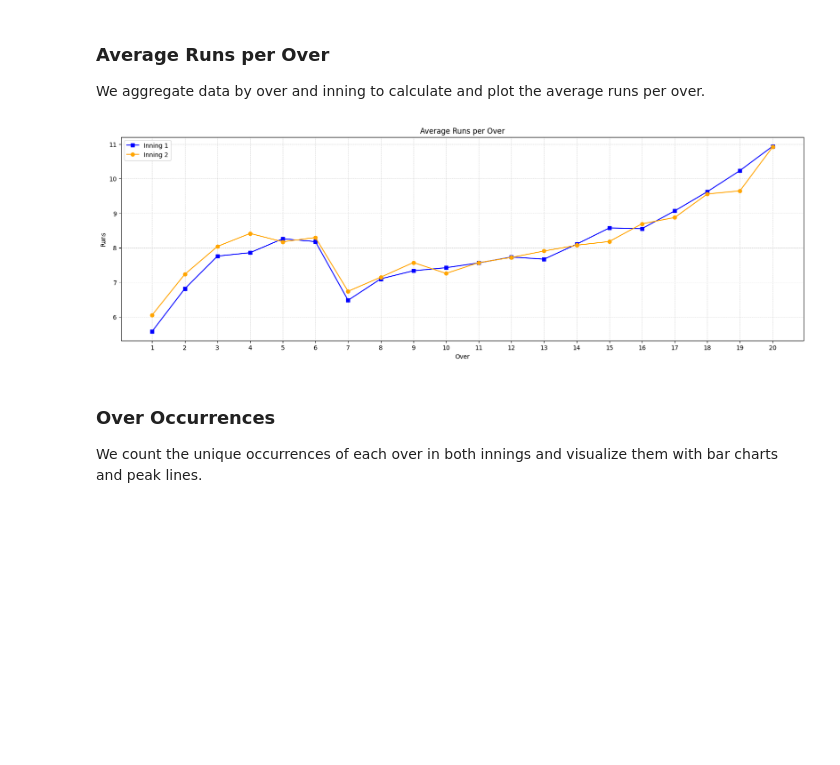
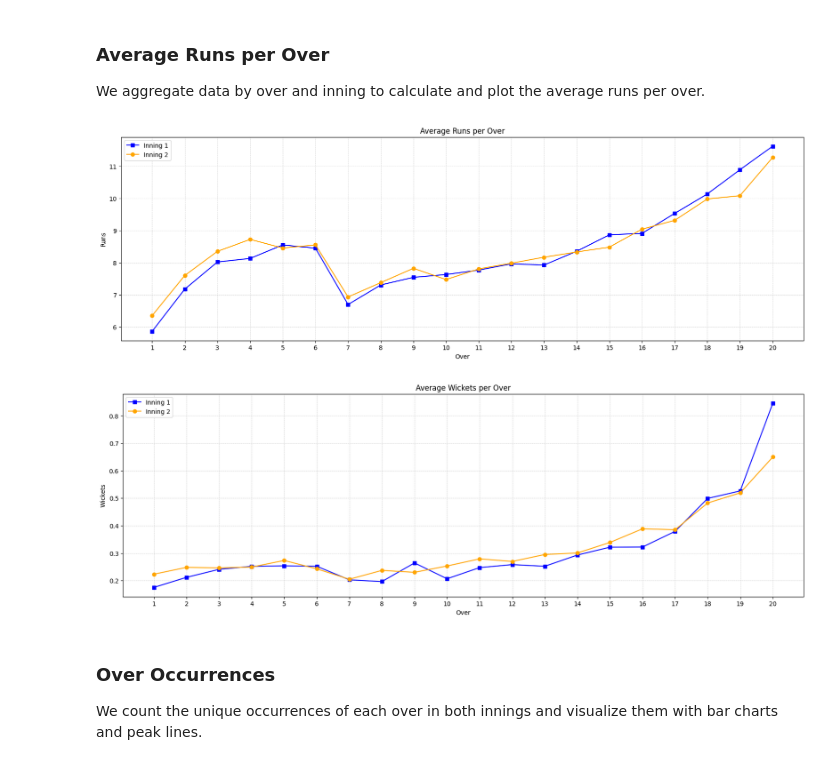
Before and after one commit to Yosemite0/Score_Predictor, a Jupyter notebook: eda.ipynb, the cells around one changed output. Drawn from its saved outputs; the diff is of its cells as text; code cells hidden in the pictures; blank space fills up the shorter version.

Commit message:
editited graphs in eda and added tex to gitignore

```diff
--- a/eda.ipynb
+++ b/eda.ipynb
@@ -430,7 +444,7 @@ over_data = over_data[over_data['inning'].isin([1, 2])]
 
 # over_data = over_data[((over_data['ball'] >= 3) & (over_data['inning'].isin([2]))) | (over_data['inning'].isin([1]))]
 
-over_data['total_runs'] = over_data['total_runs']*6/over_data['ball']
+over_data['total_runs'] = np.where(over_data['ball'] < 6, over_data['total_runs']*6/over_data['ball'], over_data['total_runs'])
 
 # Calculate average runs per over
 runs_per_over = over_data.groupby(['inning', 'over'])['total_runs'].mean().reset_index()
@@ -454,46 +468,64 @@ plt.show()
 
 
 
-over_data = ball_data.groupby(['match_id', 'inning', 'over']).agg({
-    'total_runs': 'sum',
-    'is_wicket': 'sum',
-    'ball' : 'count'
-}).reset_index()
+
+# Calculate average runs per over
+wicket_per_over = over_data.groupby(['inning', 'over'])['is_wicket'].mean().reset_index()
+
+# Plotting the data
+plt.figure(figsize=(20, 6))
+plt.plot(wicket_per_over[wicket_per_over['inning'] == 1]['over'] + 1,
+        wicket_per_over[wicket_per_over['inning'] == 1]['is_wicket'],
+        marker='s', label='Inning 1', color='blue')
+plt.plot(wicket_per_over[wicket_per_over['inning'] == 2]['over'] + 1,
+        wicket_per_over[wicket_per_over['inning'] == 2]['is_wicket'],
+        marker='o', label='Inning 2', color='orange')
+plt.title('Average Wickets per Over')
+plt.xlabel('Over')
+plt.ylabel('Wickets')
+plt.xscale('linear')
+plt.xticks(np.arange(1, 21))
+plt.grid(True, which='both', linestyle='--', linewidth=0.5, alpha=0.7)
+plt.legend()
+plt.show()
+
+
 
 # over_data['season'] = over_data['match_id'].map(match_data.set_index('id')['season'])
 
 # uniq_s = over_data['season'].unique()
 
 # # Filter only innings 1 and 2
 # over_data = over_data[over_data['inning'].isin([1, 2])]
 
 # # over_data = over_data[((over_data['ball'] >= 3) & (over_data['inning'].isin([2]))) | (over_data['inning'].isin([1]))]
 
 # over_data['total_runs'] = over_data['total_runs']*6/over_data['ball']
 
 # # Calculate average runs per over
 # runs_per_over_s = over_data.groupby(['inning', 'over','season'])['total_runs'].mean().reset_index()
 
 # for s in uniq_s:
 #     runs_per_over = runs_per_over_s[runs_per_over_s['season'].isin([s])]
 #     # Plotting the data
 #     plt.figure(figsize=(20, 6))
 #     plt.plot(runs_per_over[runs_per_over['inning'] == 1]['over'] + 1,
 #             runs_per_over[runs_per_over['inning'] == 1]['total_runs'],
 #             marker='s', label='Inning 1', color='blue')
 #     plt.plot(runs_per_over[runs_per_over['inning'] == 2]['over'] + 1,
 #             runs_per_over[runs_per_over['inning'] == 2]['total_runs'],
 #             marker='o', label='Inning 2', color='orange')
-#     plt.title('Average Runs per Over')
+#     plt.title(f'Average Runs per Over - {s}')
 #     plt.xlabel('Over')
 #     plt.ylabel('Runs')
 #     plt.xscale('linear')
 #     plt.xticks(np.arange(1, 21))
 #     plt.grid(True, which='both', linestyle='--', linewidth=0.5, alpha=0.7)
 #     plt.legend()
 #     plt.show()
 # %% [output]
-[figure, old version]
+[figure, new version]
+[figure, added]
 # %% [markdown]
 ### Over Occurrences
 
```
Also changed, not shown: parts of 5 cells of this notebook, 1 other file.
